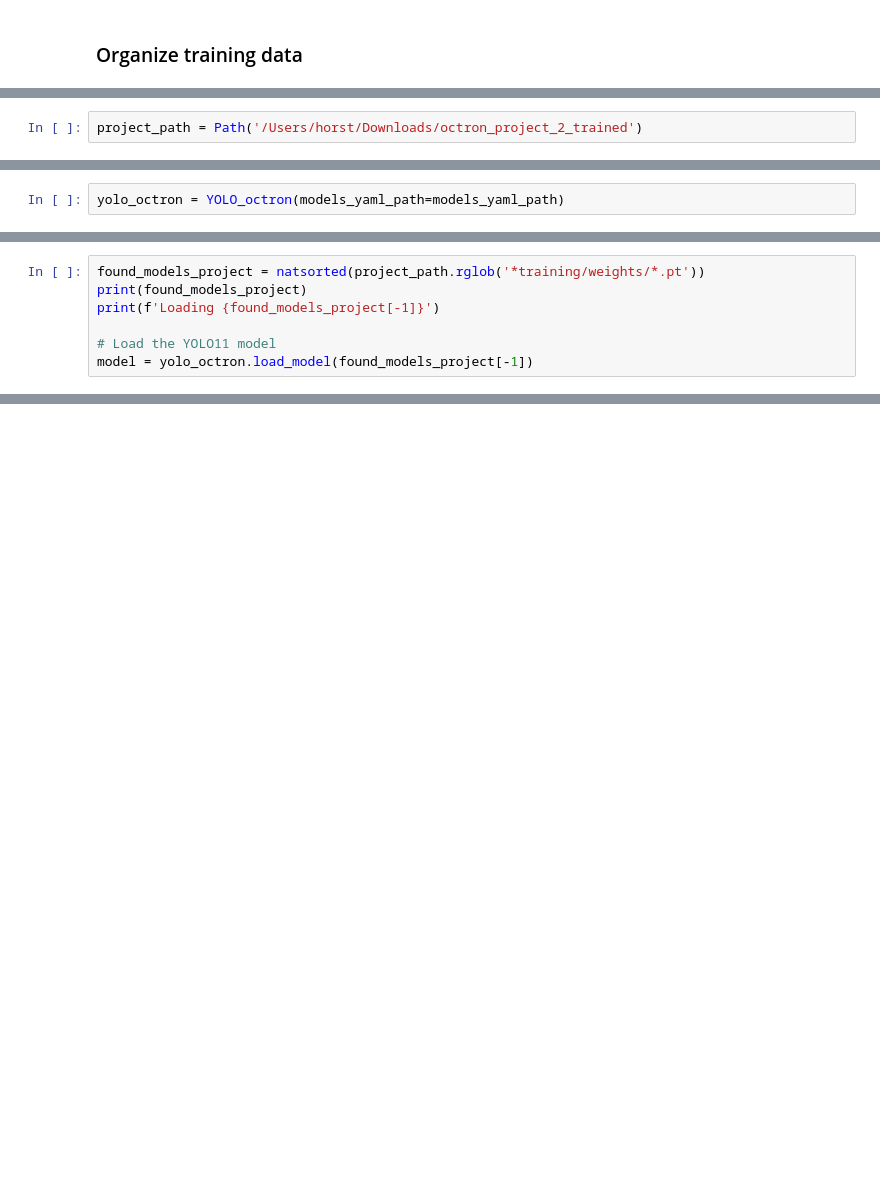
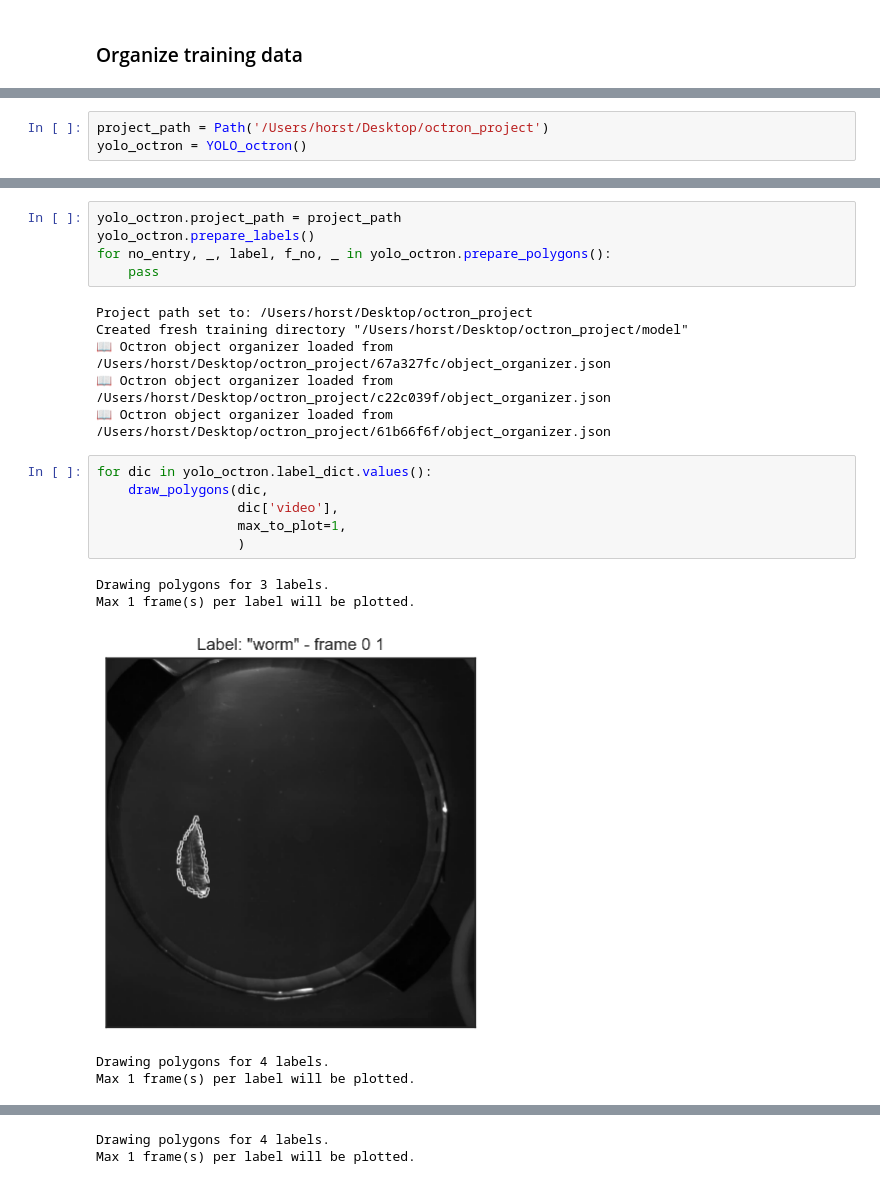
Before and after one commit to horsto/OCTRON-GUI, a Jupyter notebook: octron/notebooks/napari_yolo.ipynb, the cells around one changed output, grey strips where cells are left out. Drawn from its saved outputs; the diff is of its cells as text; blank space fills up the shorter version.

Commit message:
Worked on visualizations in notebook

```diff
--- a/octron/notebooks/napari_yolo.ipynb
+++ b/octron/notebooks/napari_yolo.ipynb
@@ -135,2 +31,3 @@ models_yaml_path = base_path / 'yolo_octron/yolo_models.yaml'
 # %%
-project_path = Path('/Users/horst/Downloads/octron_project_2_trained')
+project_path = Path('/Users/horst/Desktop/octron_project')
+yolo_octron = YOLO_octron()
@@ -146,2 +35,0 @@ from octron.yolo_octron.helpers.yolo_zarr import create_prediction_store, create
-# %%
-yolo_octron = YOLO_octron(models_yaml_path=models_yaml_path)
@@ -175,7 +35,0 @@ layer_dict = {'name'    : layer_name,
-# %%
-found_models_project = natsorted(project_path.rglob('*training/weights/*.pt'))
-print(found_models_project)
-print(f'Loading {found_models_project[-1]}')
-
-# Load the YOLO11 model
-model = yolo_octron.load_model(found_models_project[-1])
@@ -506,0 +36,23 @@ for track_id_to_plot in track_df_dict.keys():
+# %%
+yolo_octron.project_path = project_path
+yolo_octron.prepare_labels()
+for no_entry, _, label, f_no, _ in yolo_octron.prepare_polygons():
+    pass
+# %% [output]
+Project path set to: /Users/horst/Desktop/octron_project
+Created fresh training directory "/Users/horst/Desktop/octron_project/model"
+📖 Octron object organizer loaded from /Users/horst/Desktop/octron_project/67a327fc/object_organizer.json
+📖 Octron object organizer loaded from /Users/horst/Desktop/octron_project/c22c039f/object_organizer.json
+📖 Octron object organizer loaded from /Users/horst/Desktop/octron_project/61b66f6f/object_organizer.json
+# %%
+for dic in yolo_octron.label_dict.values():
+    draw_polygons(dic,
+                  dic['video'],
+                  max_to_plot=1,
+                  )
+# %% [output]
+Drawing polygons for 3 labels.
+Max 1 frame(s) per label will be plotted.
+[figure, added]
+Drawing polygons for 4 labels.
+Max 1 frame(s) per label will be plotted.
@@ -506,0 +61,2 @@ for track_id_to_plot in track_df_dict.keys():
+Drawing polygons for 4 labels.
+Max 1 frame(s) per label will be plotted.
```
Also changed, not shown: parts of 35 cells of this notebook, 2 other files.
